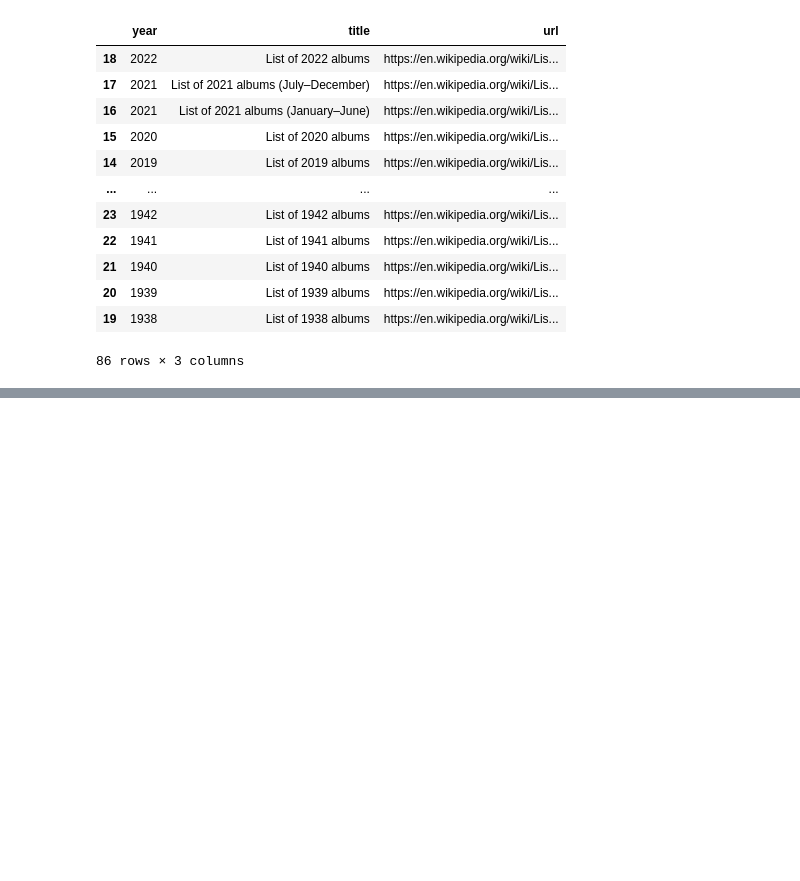
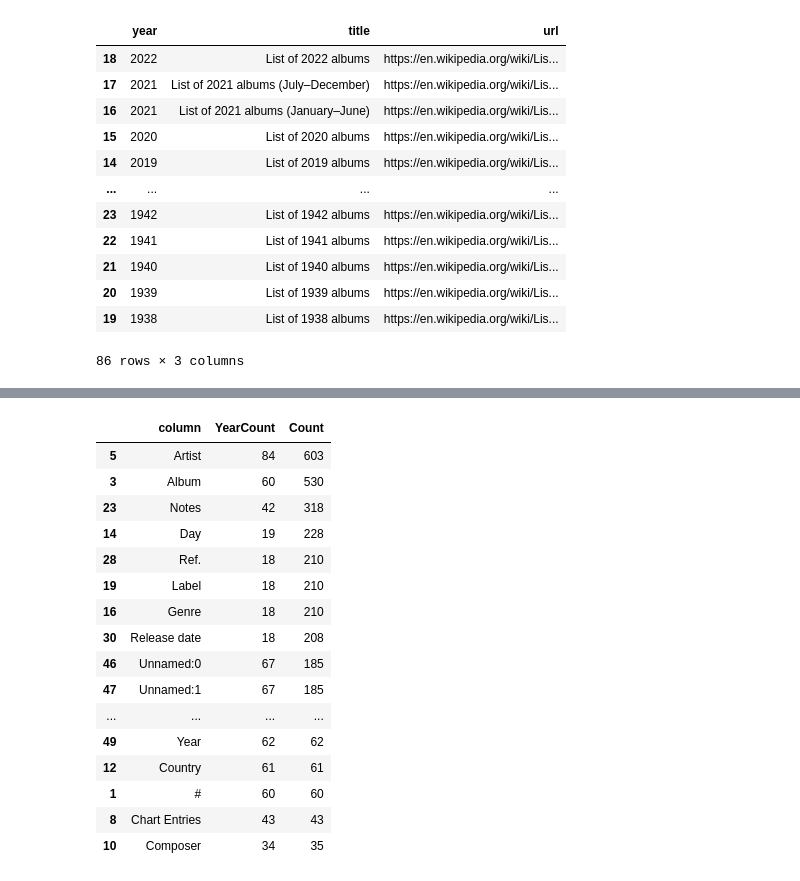
Before and after one commit to castle8080/castle_analysis, a Jupyter notebook: music_meta/wikipedia_album_info_extract.ipynb, the cells around one changed output, grey strips where cells are left out. Cells and saved outputs as stored; diff of their text form; code cells hidden in the pictures; blank space fills up the shorter version.

```diff
--- a/music_meta/wikipedia_album_info_extract.ipynb
+++ b/music_meta/wikipedia_album_info_extract.ipynb
@@ -296,0 +97,46 @@ https://en.wikipedia.org/wiki/List_of_1938_albums
+# %%
+def get_column_info(dfs):
+    col_info = []
+    for dfid, df in enumerate(dfs):
+        for col in df.columns:
+            if col not in {'links', 'year'}:
+                col_info.append({ 'year': df.year.iloc[0], 'column': col, 'dfid': dfid })
+    return pd.DataFrame(col_info)
+
+def get_column_year_stats(col_info):
+    col_stats = (col_info
+        .groupby(['column', 'year'])
+        .size()
+        .reset_index()
+        .rename(columns={0: 'Count'})
+        .groupby(['column'])
+        .agg({'year': 'size', 'Count': 'sum'})
+        .reset_index()
+        .rename(columns={'year': 'YearCount'})
+        .sort_values(by='Count', ascending=False)
+    )
+    col_stats['column'] = col_stats.column.astype(str)
+    return col_stats
+
+col_info = get_column_info(all_dfs)
+col_stats = get_column_year_stats(col_info)
+# %%
+col_stats.head(20)
+# %% [output]
+|  | column | YearCount | Count |
+| 5 | Artist | 84 | 603 |
+| 3 | Album | 60 | 530 |
+| 23 | Notes | 42 | 318 |
+| 14 | Day | 19 | 228 |
+| 28 | Ref. | 18 | 210 |
+| 19 | Label | 18 | 210 |
+| 16 | Genre | 18 | 210 |
+| 30 | Release date | 18 | 208 |
+| 46 | Unnamed:0 | 67 | 185 |
+| 47 | Unnamed:1 | 67 | 185 |
+| ... | ... | ... | ... |
+| 49 | Year | 62 | 62 |
+| 12 | Country | 61 | 61 |
+| 1 | # | 60 | 60 |
+| 8 | Chart Entries | 43 | 43 |
+| 10 | Composer | 34 | 35 |
```
Also changed, not shown: parts of 41 cells of this notebook, 2 other files.
